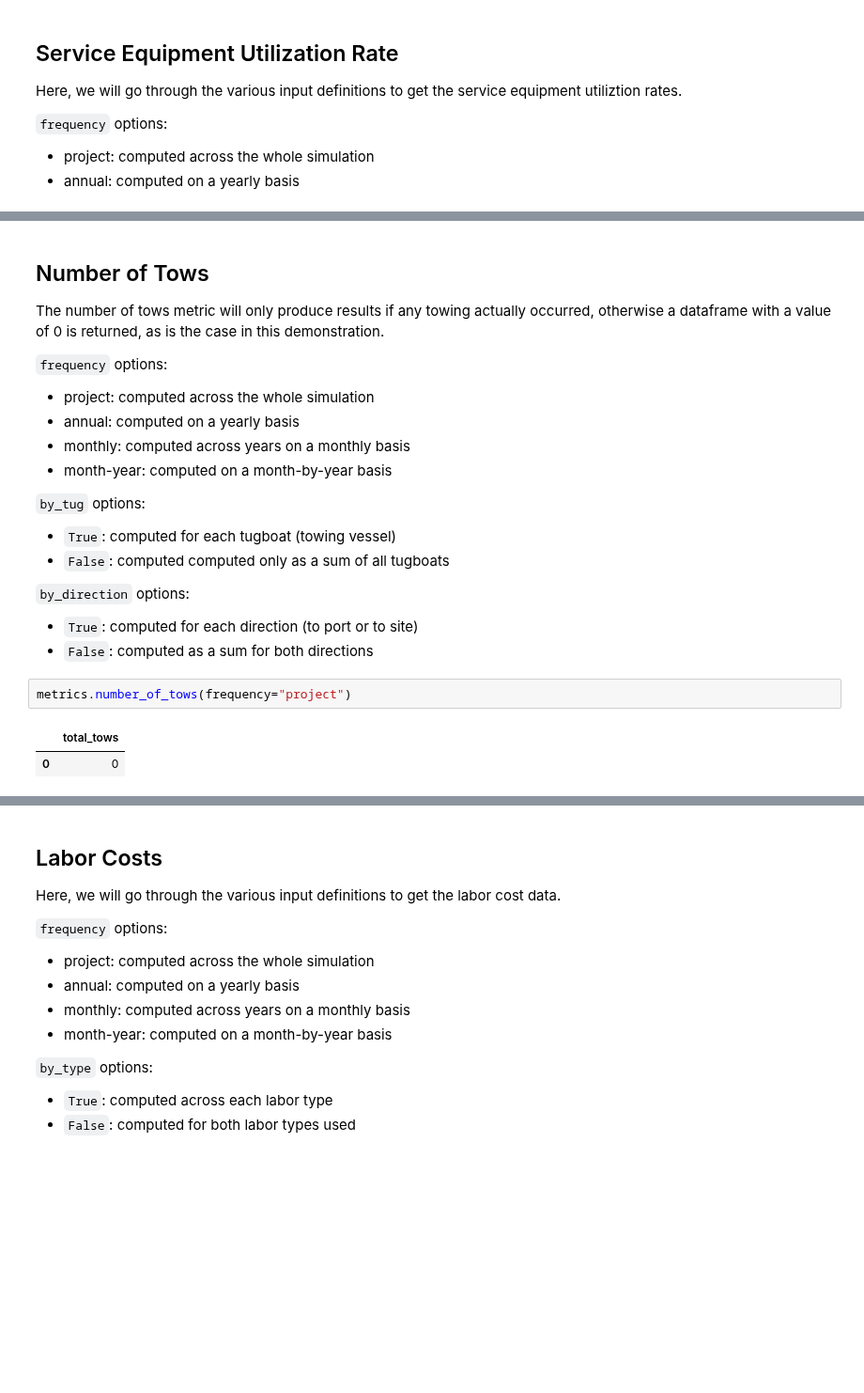
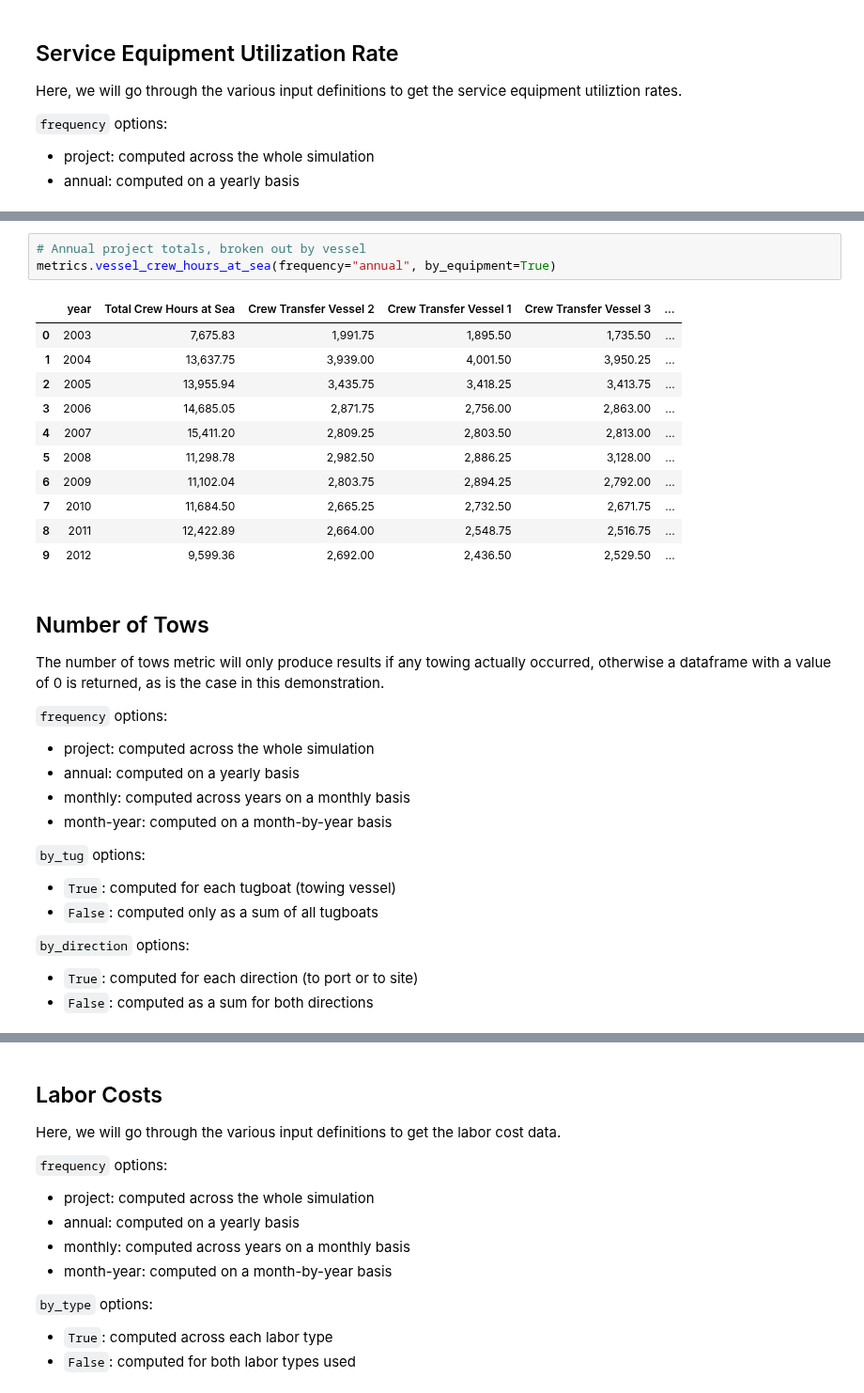
Before and after one commit to WISDEM/WOMBAT, a Jupyter notebook: examples/metrics_demonstration.ipynb, the cells around one changed output, grey strips where cells are left out. Shown at 94% size. Saved outputs shown, nothing was run; the diff lists cells and outputs as text; blank space fills up the shorter version.

Commit message:
add in the vessel-crew hours at sea metric

```diff
--- a/examples/metrics_demonstration.ipynb
+++ b/examples/metrics_demonstration.ipynb
@@ -445,3 +470,18 @@ total
+# %%
+# Annual project totals, broken out by vessel
+metrics.vessel_crew_hours_at_sea(frequency="annual", by_equipment=True)
+# %% [output]
+|  | year | Total Crew Hours at Sea | Crew Transfer Vessel 2 | Crew Transfer Vessel 1 | Crew Transfer Vessel 3 | ... |
+| 0 | 2003 | 7,675.83 | 1,991.75 | 1,895.50 | 1,735.50 | ... |
+| 1 | 2004 | 13,637.75 | 3,939.00 | 4,001.50 | 3,950.25 | ... |
+| 2 | 2005 | 13,955.94 | 3,435.75 | 3,418.25 | 3,413.75 | ... |
+| 3 | 2006 | 14,685.05 | 2,871.75 | 2,756.00 | 2,863.00 | ... |
+| 4 | 2007 | 15,411.20 | 2,809.25 | 2,803.50 | 2,813.00 | ... |
+| 5 | 2008 | 11,298.78 | 2,982.50 | 2,886.25 | 3,128.00 | ... |
+| 6 | 2009 | 11,102.04 | 2,803.75 | 2,894.25 | 2,792.00 | ... |
+| 7 | 2010 | 11,684.50 | 2,665.25 | 2,732.50 | 2,671.75 | ... |
+| 8 | 2011 | 12,422.89 | 2,664.00 | 2,548.75 | 2,516.75 | ... |
+| 9 | 2012 | 9,599.36 | 2,692.00 | 2,436.50 | 2,529.50 | ... |
 # %% [markdown]
 <a id="tows"></a>
 ## Number of Tows
@@ -456,13 +496,8 @@ The number of tows metric will only produce results if any towing actually occur
 
 `by_tug` options:
  - `True`: computed for each tugboat (towing vessel)
- - `False`: computed computed only as a sum of all tugboats
+ - `False`: computed only as a sum of all tugboats
 
 `by_direction` options:
  - `True`: computed for each direction (to port or to site)
  - `False`: computed as a sum for both directions
-# %%
-metrics.number_of_tows(frequency="project")
-# %% [output]
-|  | total_tows |
-| 0 | 0 |
```
Also changed, not shown: parts of 39 cells of this notebook, 1 other file.
